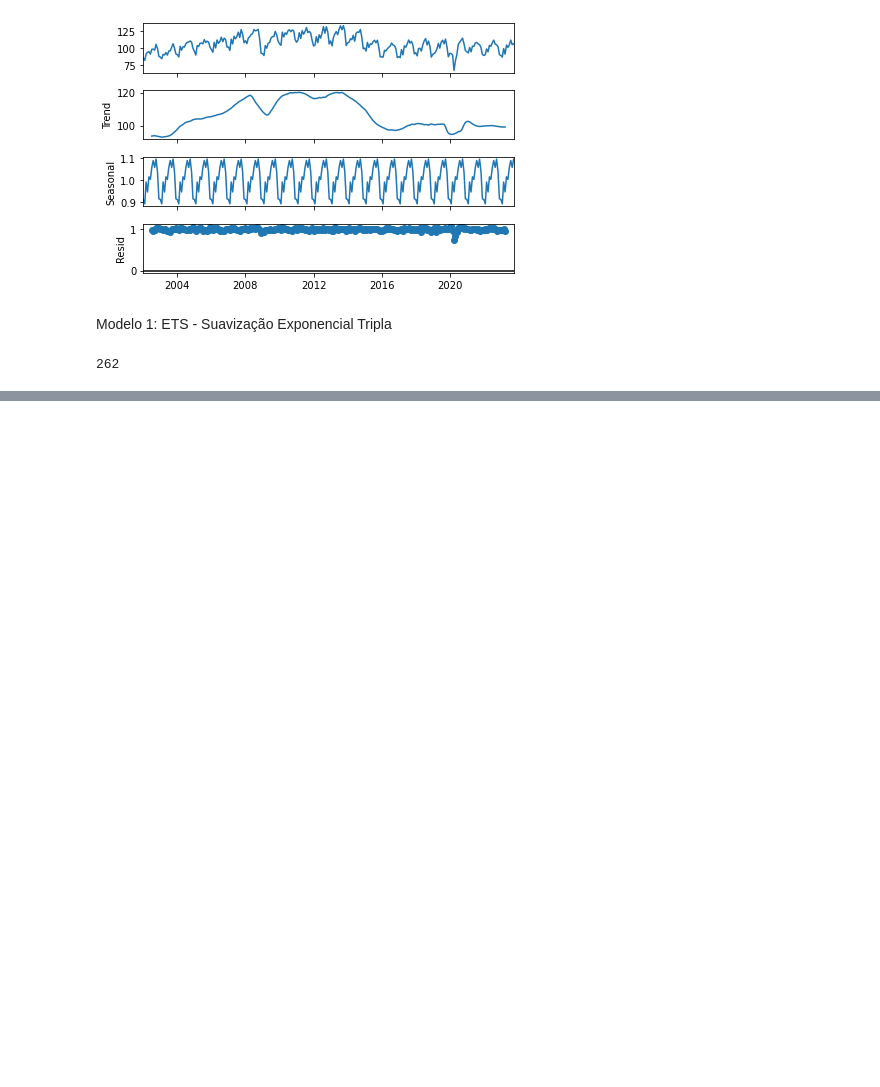
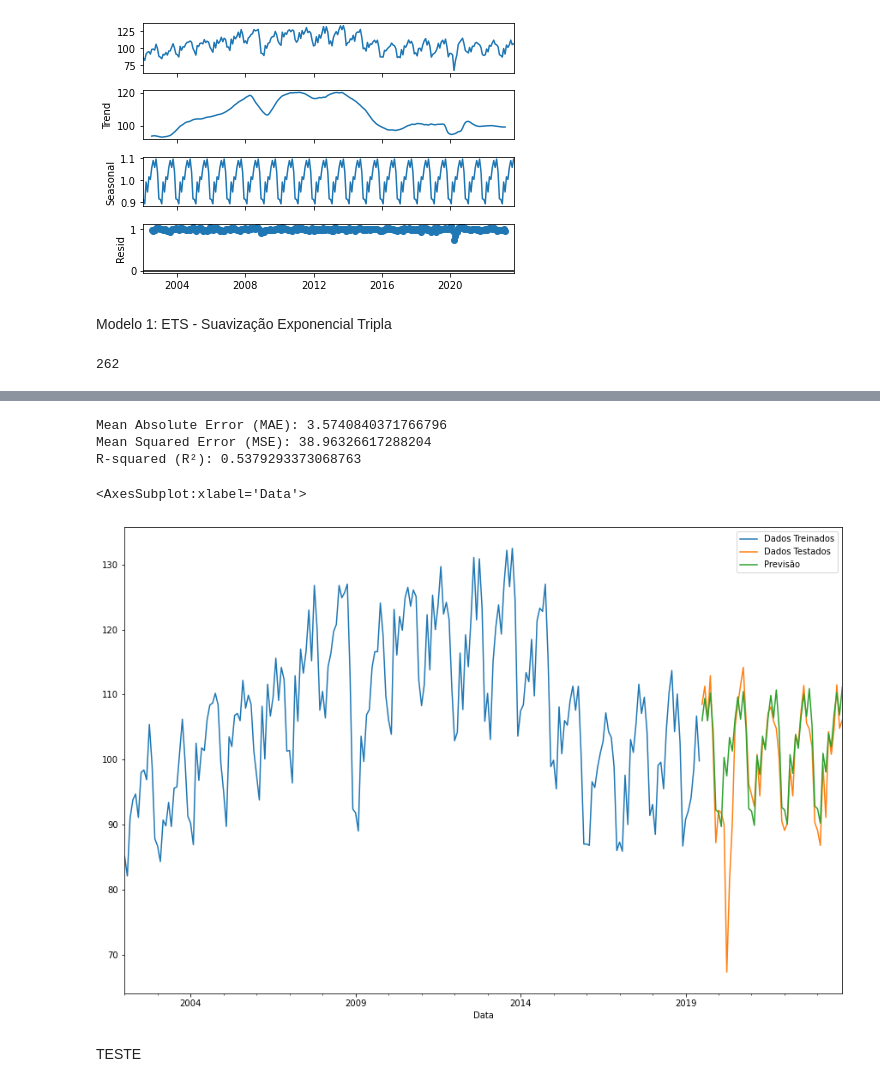
Before and after one commit to brauseo/Previsao_Industria_da_Transformacao, a Jupyter notebook: Previsao_Industria.ipynb, the cells around one changed output, grey strips where cells are left out. Drawn from its saved outputs; the diff is of its cells as text; code cells hidden in the pictures; blank space fills up the shorter version.

Commit message:
3 Modelos

```diff
--- a/Previsao_Industria.ipynb
+++ b/Previsao_Industria.ipynb
@@ -238,0 +245,11 @@ from statsmodels.tsa.seasonal import seasonal_decompose
+# %%
+# Criando o modelo de Suavização Exponencial Tripla
+fitted_model = ExponentialSmoothing(
+    dados_treinados['Indústria de transformação'],
+    trend='mul',
+    seasonal='mul',
+    seasonal_periods=12
+).fit()
+
+# Fazendo previsões
+etsprevi = fitted_model.forecast(52).rename('ETS Previsão')
@@ -238,0 +276,26 @@ from statsmodels.tsa.seasonal import seasonal_decompose
+# %%
+# Ajustando o índice para corresponder aos dados testados
+etsprevi.index = dados_testados.index
+# %%
+# Calcular as métricas de avaliação
+mae = mean_absolute_error(dados_testados['Indústria de transformação'], etsprevi)
+mse = mean_squared_error(dados_testados['Indústria de transformação'], etsprevi)
+r2 = r2_score(dados_testados['Indústria de transformação'], etsprevi)
+# Imprimir as métricas
+print("Mean Absolute Error (MAE):", mae)
+print("Mean Squared Error (MSE):", mse)
+print("R-squared (R²):", r2)
+# %% [output]
+Mean Absolute Error (MAE): 3.5740840371766796
+Mean Squared Error (MSE): 38.96326617288204
+R-squared (R²): 0.5379293373068763
+# %%
+# Plotando os dados
+dados_treinados['Indústria de transformação'].plot(legend=True, label='Dados Treinados')
+dados_testados['Indústria de transformação'].plot(legend=True, label='Dados Testados', figsize=(15, 10))
+etsprevi.plot(legend=True, label='Previsão')
+# %% [output]
+<AxesSubplot:xlabel='Data'>
+[figure, added]
+# %% [markdown]
+TESTE
```
Also changed, not shown: parts of 138 cells of this notebook.
